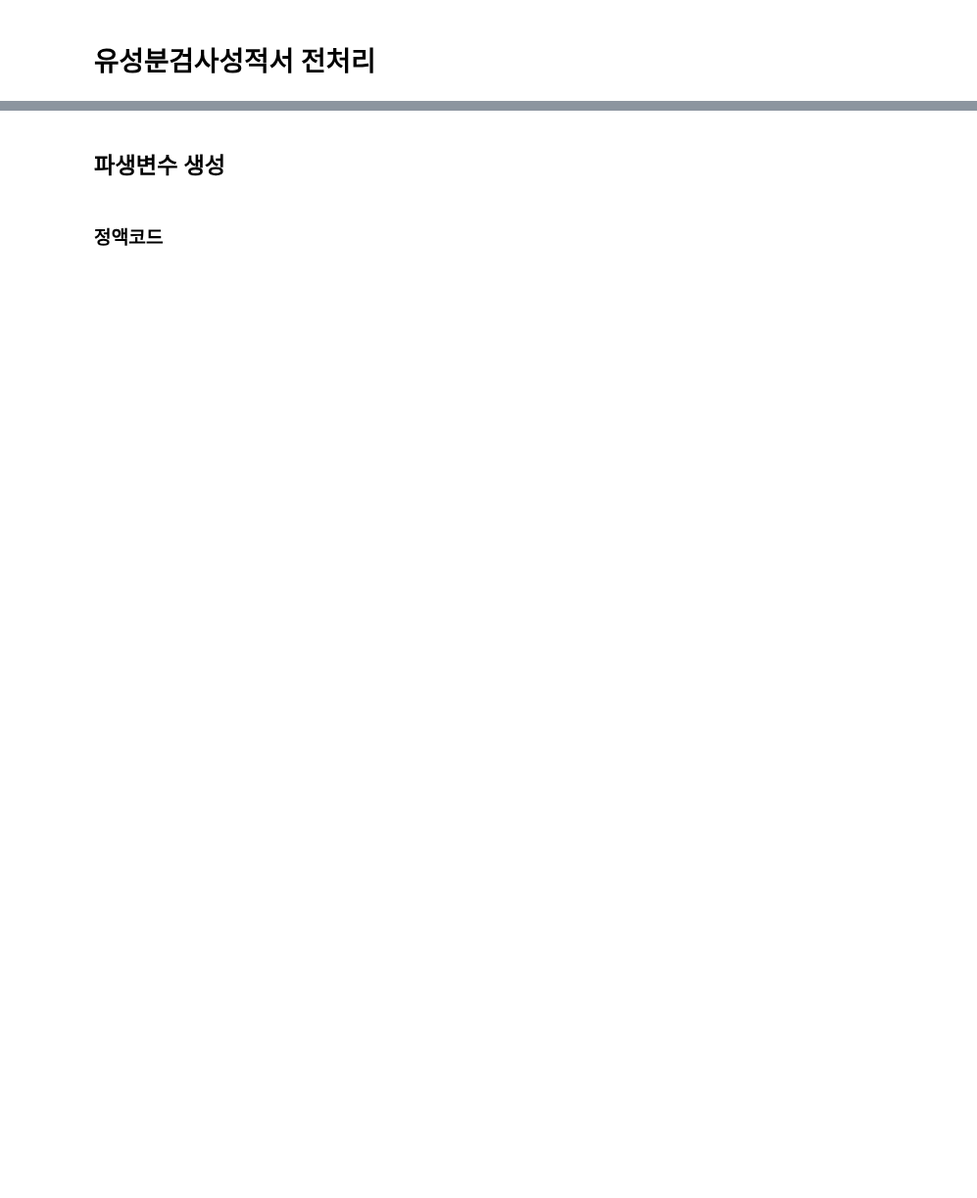
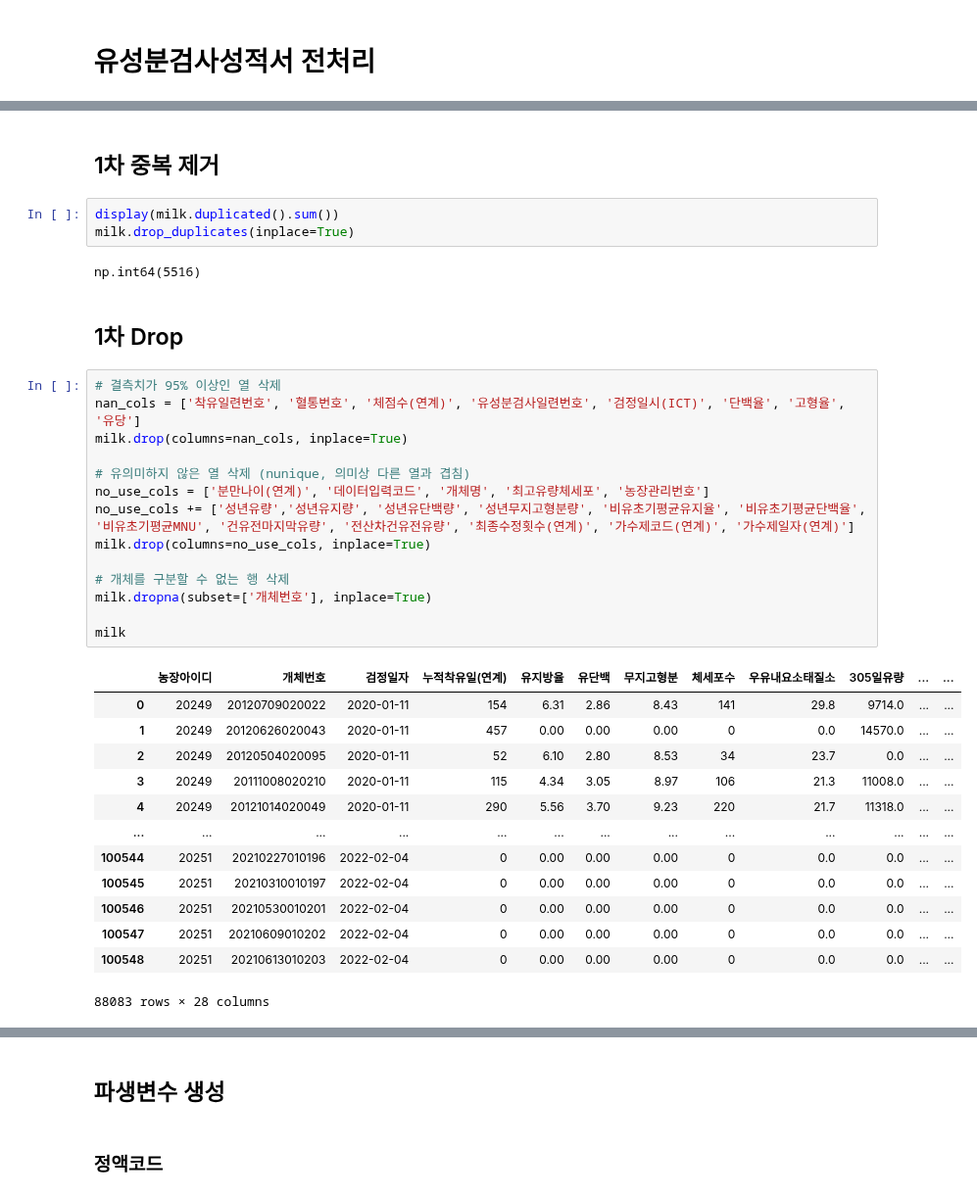
Before and after one commit to cye2020/Smart-Farm-Growth-Analytics, a Jupyter notebook: code/data/20251107_process_cho.ipynb, the cells around one changed output, grey strips where cells are left out. Shown at 98% size. Cells and saved outputs as stored; diff of their text form; blank space fills up the shorter version.

```diff
--- a/code/data/20251107_process_cho.ipynb
+++ b/code/data/20251107_process_cho.ipynb
@@ -42,0 +53,37 @@ df = report.copy()
+# %% [markdown]
+## 1차 중복 제거
+# %%
+display(milk.duplicated().sum())
+milk.drop_duplicates(inplace=True)
+# %% [output]
+np.int64(5516)
+# %% [markdown]
+## 1차 Drop
+# %%
+# 결측치가 95% 이상인 열 삭제
+nan_cols = ['착유일련번호', '혈통번호', '체점수(연계)', '유성분검사일련번호', '검정일시(ICT)', '단백율', '고형율', '유당']
+milk.drop(columns=nan_cols, inplace=True)
+
+# 유의미하지 않은 열 삭제 (nunique, 의미상 다른 열과 겹침)
+no_use_cols = ['분만나이(연계)', '데이터입력코드', '개체명', '최고유량체세포', '농장관리번호']
+no_use_cols += ['성년유량','성년유지량', '성년유단백량', '성년무지고형분량', '비유초기평균유지율', '비유초기평균단백율', '비유초기평균MNU', '건유전마지막유량', '전산차건유전유량', '최종수정횟수(연계)', '가수제코드(연계)', '가수제일자(연계)']
+milk.drop(columns=no_use_cols, inplace=True)
+
+# 개체를 구분할 수 없는 행 삭제
+milk.dropna(subset=['개체번호'], inplace=True)
+
+milk
+# %% [output]
+|  | 농장아이디 | 개체번호 | 검정일자 | 누적착유일(연계) | 유지방율 | 유단백 | 무지고형분 | 체세포수 | 우유내요소태질소 | 305일유량 | ... | ... |
+| 0 | 20249 | 20120709020022 | 2020-01-11 | 154 | 6.31 | 2.86 | 8.43 | 141 | 29.8 | 9714.0 | ... | ... |
+| 1 | 20249 | 20120626020043 | 2020-01-11 | 457 | 0.00 | 0.00 | 0.00 | 0 | 0.0 | 14570.0 | ... | ... |
+| 2 | 20249 | 20120504020095 | 2020-01-11 | 52 | 6.10 | 2.80 | 8.53 | 34 | 23.7 | 0.0 | ... | ... |
+| 3 | 20249 | 20111008020210 | 2020-01-11 | 115 | 4.34 | 3.05 | 8.97 | 106 | 21.3 | 11008.0 | ... | ... |
+| 4 | 20249 | 20121014020049 | 2020-01-11 | 290 | 5.56 | 3.70 | 9.23 | 220 | 21.7 | 11318.0 | ... | ... |
+| ... | ... | ... | ... | ... | ... | ... | ... | ... | ... | ... | ... | ... |
+| 100544 | 20251 | 20210227010196 | 2022-02-04 | 0 | 0.00 | 0.00 | 0.00 | 0 | 0.0 | 0.0 | ... | ... |
+| 100545 | 20251 | 20210310010197 | 2022-02-04 | 0 | 0.00 | 0.00 | 0.00 | 0 | 0.0 | 0.0 | ... | ... |
+| 100546 | 20251 | 20210530010201 | 2022-02-04 | 0 | 0.00 | 0.00 | 0.00 | 0 | 0.0 | 0.0 | ... | ... |
+| 100547 | 20251 | 20210609010202 | 2022-02-04 | 0 | 0.00 | 0.00 | 0.00 | 0 | 0.0 | 0.0 | ... | ... |
+| 100548 | 20251 | 20210613010203 | 2022-02-04 | 0 | 0.00 | 0.00 | 0.00 | 0 | 0.0 | 0.0 | ... | ... |
+88083 rows × 28 columns
```
Also changed, not shown: parts of 60 cells of this notebook.
